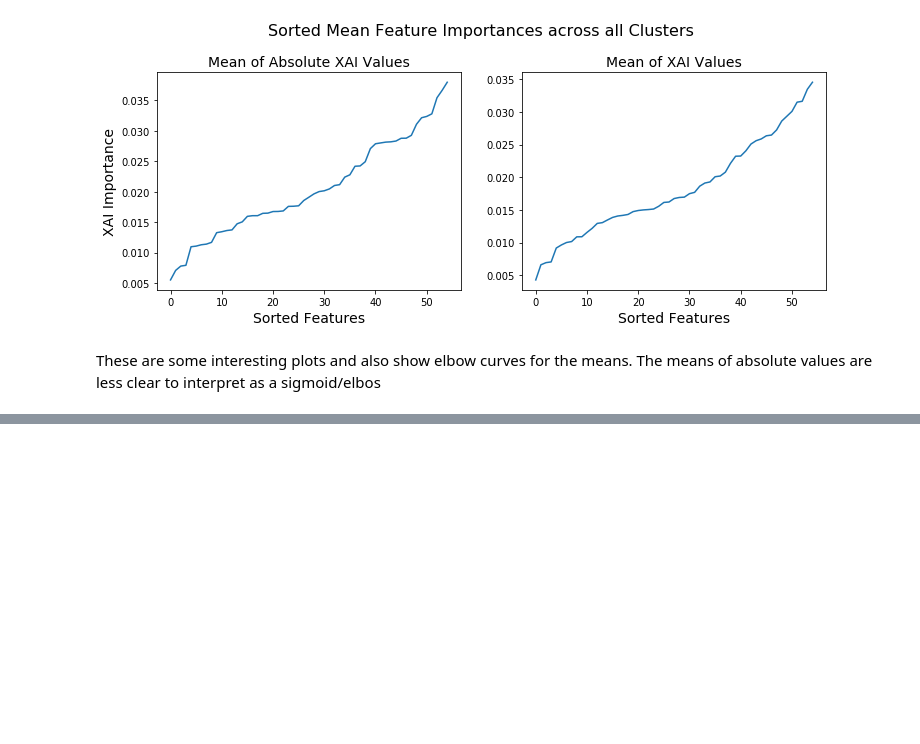
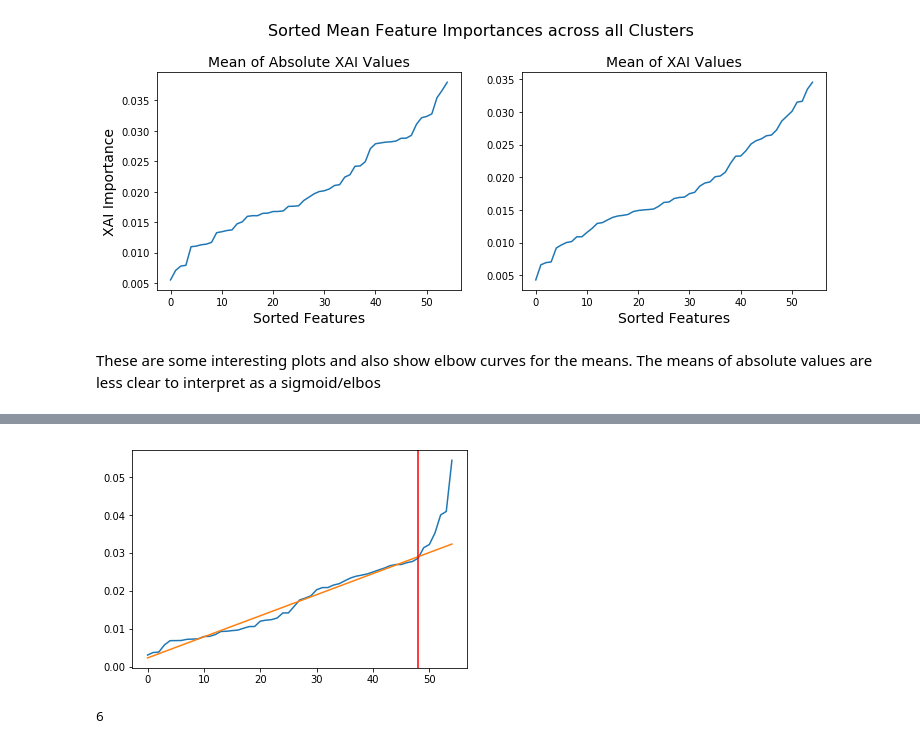
Before and after one commit to TobiasW1891/Finance, a Jupyter notebook: Hierarchichal Clustering Sector Data.ipynb, the cells around one changed output, grey strips where cells are left out. Drawn from its saved outputs; the diff is of its cells as text; code cells hidden in the pictures; blank space fills up the shorter version.

```diff
--- a/Hierarchichal Clustering Sector Data.ipynb
+++ b/Hierarchichal Clustering Sector Data.ipynb
@@ -836,0 +863,36 @@ These are some interesting plots and also show elbow curves for the means. The m
+# %%
+def DetectElbow(Data, lower, upper, Deviation = 3, plot = False):
+    # Input: Data and a lower/upper index for the range to use for linear interpolation
+    # output: The index I for which all Data[-i:-1] are clearly above the linear regression
+    #         i.e. the elbow starts at Data[-i]
+    # optional parameter Deviation can control how many standard deviations are allowed
+
+    Sorted = np.sort(Data)
+    LR = linregress(np.arange(lower, upper),
+                   Sorted[lower:upper])
+
+    residua = Sorted - (LR.intercept + LR.slope * np.arange(len(Data)))
+
+    Output = None
+    if residua[-1] > 3* LR.stderr:
+        Check = True
+        i = 1
+        while Check:
+            i+=1
+            Check = (residua[len(residua)-i] > Deviation*LR.stderr)
+        Output = i
+
+
+        if plot:
+            plt.plot(Sorted)
+            plt.plot(LR.intercept + LR.slope * np.arange(len(Data)))
+            plt.axvline(len(residua)-i,
+                       c="red")
+            plt.show()
+
+    return(Output-1)
+# %%
+DetectElbow(XAI[LabelNaiveOrdered==5,:].mean(0), 0, 45, 3, True)
+# %% [output]
+[figure, added]
+6
```
Also changed, not shown: parts of 10 cells of this notebook.
